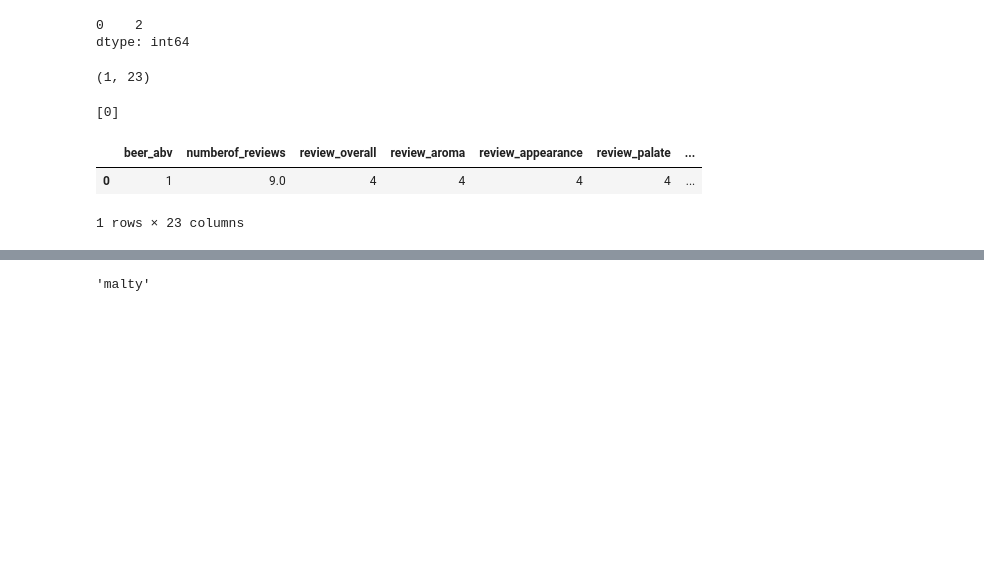
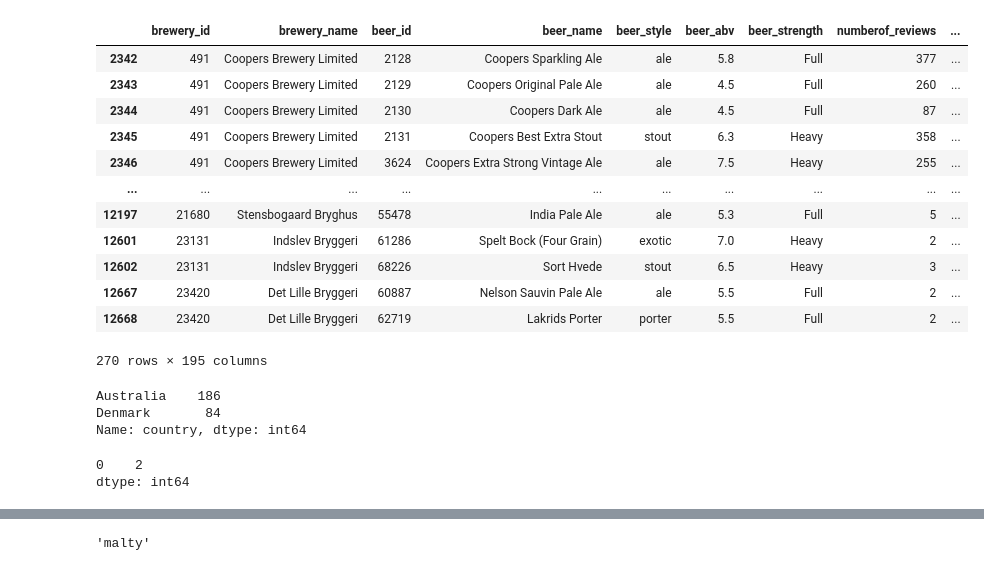
Before and after one commit to mactzu/PredictivePandas, a Jupyter notebook: work/yann/Untitled1.ipynb, the cells around one changed output, grey strips where cells are left out. Saved outputs shown, nothing was run; the diff lists cells and outputs as text; code cells hidden in the pictures; blank space fills up the shorter version.

```diff
--- a/work/yann/Untitled1.ipynb
+++ b/work/yann/Untitled1.ipynb
@@ -14,3 +56,25 @@ beerdata=pd.read_csv("../eamonn/beerlist_w_Kmean.csv")
+# %%
+alldata
+# %% [output]
+|  | brewery_id | brewery_name | beer_id | beer_name | beer_style | beer_abv | beer_strength | numberof_reviews | ... |
+| 2342 | 491 | Coopers Brewery Limited | 2128 | Coopers Sparkling Ale | ale | 5.8 | Full | 377 | ... |
+| 2343 | 491 | Coopers Brewery Limited | 2129 | Coopers Original Pale Ale | ale | 4.5 | Full | 260 | ... |
+| 2344 | 491 | Coopers Brewery Limited | 2130 | Coopers Dark Ale | ale | 4.5 | Full | 87 | ... |
+| 2345 | 491 | Coopers Brewery Limited | 2131 | Coopers Best Extra Stout | stout | 6.3 | Heavy | 358 | ... |
+| 2346 | 491 | Coopers Brewery Limited | 3624 | Coopers Extra Strong Vintage Ale | ale | 7.5 | Heavy | 255 | ... |
+| ... | ... | ... | ... | ... | ... | ... | ... | ... | ... |
+| 12197 | 21680 | Stensbogaard Bryghus | 55478 | India Pale Ale | ale | 5.3 | Full | 5 | ... |
+| 12601 | 23131 | Indslev Bryggeri | 61286 | Spelt Bock (Four Grain) | exotic | 7.0 | Heavy | 2 | ... |
+| 12602 | 23131 | Indslev Bryggeri | 68226 | Sort Hvede | stout | 6.5 | Heavy | 3 | ... |
+| 12667 | 23420 | Det Lille Bryggeri | 60887 | Nelson Sauvin Pale Ale | ale | 5.5 | Full | 2 | ... |
+| 12668 | 23420 | Det Lille Bryggeri | 62719 | Lakrids Porter | porter | 5.5 | Full | 2 | ... |
+270 rows × 195 columns
+# %%
+alldata["country"].value_counts()
+# %% [output]
+Australia    186
+Denmark       84
+Name: country, dtype: int64
 # %%
 beerdata["numberof_reviews"].mode()
 # %% [output]
@@ -72,22 +121,0 @@ userInput=userInput.to_numpy()
-# %%
-userInput=np.array([[beer_abv,numberof_reviews,overall,aroma,
-                    appearance,palate,taste,beer_style_val[0],
-                    beer_style_val[1],beer_style_val[2],beer_style_val[3],
-                    beer_style_val[4],beer_style_val[5],beer_style_val[6],
-                    beer_style_val[7],beer_style_val[8],beer_style_val[9],
-                    beer_style_val[10],beer_strength_val[2],beer_strength_val[3],
-                    beer_strength_val[0],beer_strength_val[1],beer_strength_val[4]]])
-userInput.shape
-# %% [output]
-(1, 23)
-# %%
-cluster=model.predict(userInput)
-print(cluster)
-# %% [output]
-[0]
-# %%
-userInput
-# %% [output]
-|  | beer_abv | numberof_reviews | review_overall | review_aroma | review_appearance | review_palate | ... |
-| 0 | 1 | 9.0 | 4 | 4 | 4 | 4 | ... |
-1 rows × 23 columns
```
Also changed, not shown: parts of 11 cells of this notebook, 26 other files.
